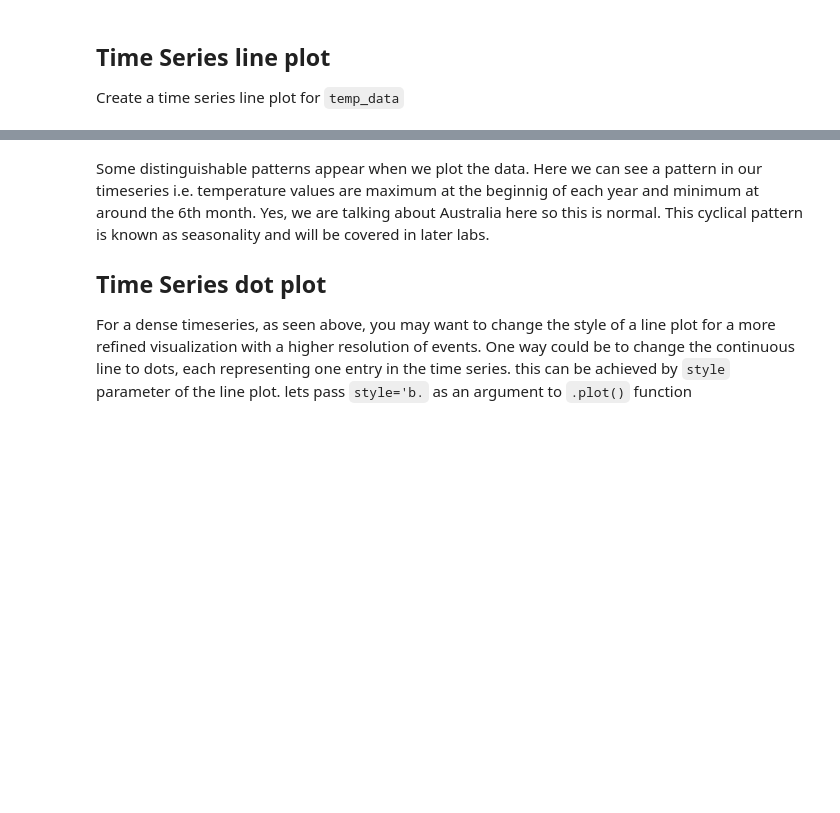
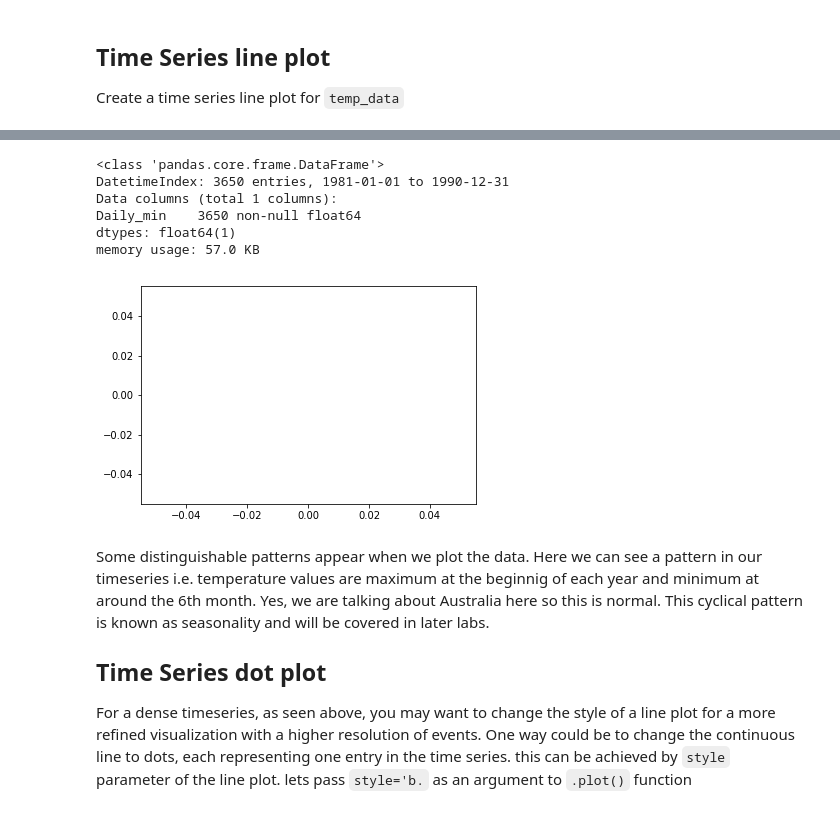
Before and after one commit to MangrobanGit/dsc-3-25-04-visualizing-time-series-data-lab-seattle-ds-career-040119, a Jupyter notebook: index.ipynb, the cells around one changed output, grey strips where cells are left out. Cells and saved outputs as stored; diff of their text form; code cells hidden in the pictures; blank space fills up the shorter version.

```diff
--- a/index.ipynb
+++ b/index.ipynb
@@ -123,3 +120,5 @@ Ts('Jan 1, 2015'), Ts('2015/06/29'), Ts('today')
 ## Time Series line plot
 
 Create a time series line plot for `temp_data`
+# %%
+min_temp.drop(['Date','Date_ours'], axis=1, inplace=True)
@@ -126,5 +135,20 @@ Create a time series line plot for `temp_data`
+# %%
+min_temp.info()
+# %% [output]
+<class 'pandas.core.frame.DataFrame'>
+DatetimeIndex: 3650 entries, 1981-01-01 to 1990-12-31
+Data columns (total 1 columns):
+Daily_min    3650 non-null float64
+dtypes: float64(1)
+memory usage: 57.0 KB
 # %%
 # Draw a line plot using temp_data
+fig, ax = plt.subplots()
+
+ax.plot(x=min_temp.index, y=min_temp['Daily_min'] )
+plt.show()
+# %% [output]
+[figure, added]
 # %% [markdown]
 Some distinguishable patterns appear when we plot the data. Here we can see a pattern in our timeseries i.e. temperature values are maximum at the beginnig of each year and minimum at around the 6th month. Yes, we are talking about Australia here so this is normal. This cyclical pattern is known as seasonality and will be covered in later labs.
 
```
Also changed, not shown: parts of 7 cells of this notebook.
